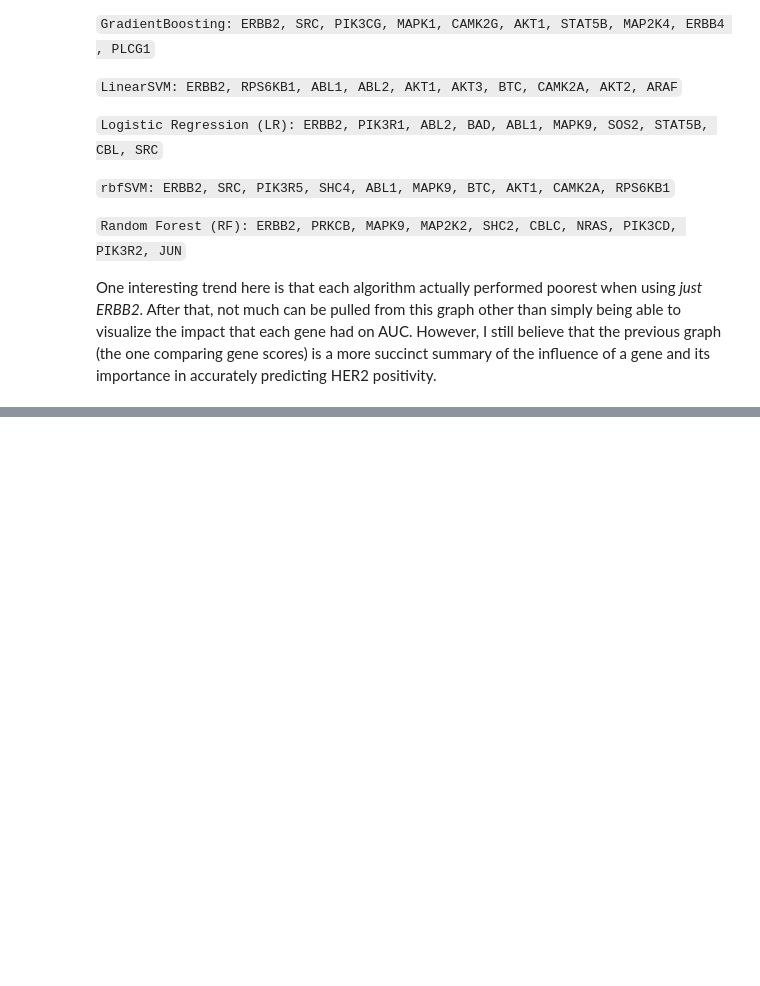
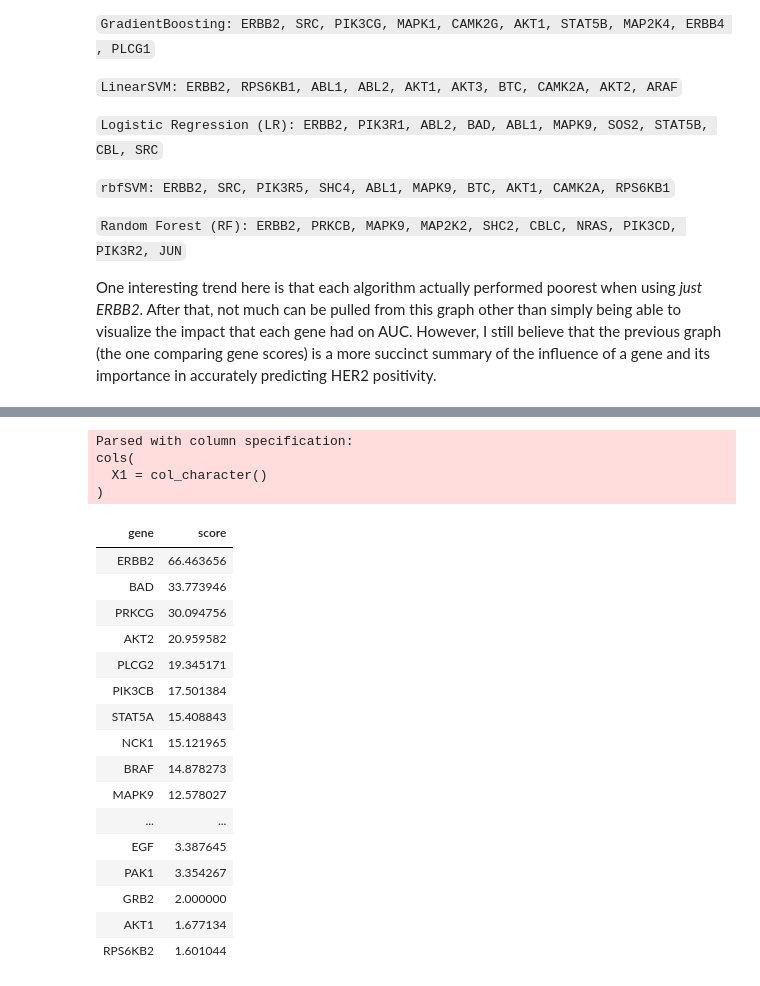
Before and after one commit to zence/SCCR, a Jupyter notebook: notebooks/best_genes.ipynb, the cells around one changed output, grey strips where cells are left out. Saved outputs shown, nothing was run; the diff lists cells and outputs as text; code cells hidden in the pictures; blank space fills up the shorter version.

```diff
--- a/notebooks/best_genes.ipynb
+++ b/notebooks/best_genes.ipynb
@@ -273,0 +316,10 @@ One interesting trend here is that each algorithm actually performed poorest whe
+# %%
+all.seqd.genes <- as.data.frame(read_tsv("../data/genes.txt", col_names = F))
+names(all.seqd.genes) <- c("gene")
+
+all.seqd.genes$score <- get_seqd_score(all.seqd.genes$gene, seqd.genes)
+# %% [output]
+Parsed with column specification:
+cols(
+  X1 = col_character()
+)
@@ -273,0 +335,20 @@ One interesting trend here is that each algorithm actually performed poorest whe
+# %%
+top.seqd.genes
+# %% [output]
+| gene | score |
+| ERBB2 | 66.463656 |
+| BAD | 33.773946 |
+| PRKCG | 30.094756 |
+| AKT2 | 20.959582 |
+| PLCG2 | 19.345171 |
+| PIK3CB | 17.501384 |
+| STAT5A | 15.408843 |
+| NCK1 | 15.121965 |
+| BRAF | 14.878273 |
+| MAPK9 | 12.578027 |
+| ... | ... |
+| EGF | 3.387645 |
+| PAK1 | 3.354267 |
+| GRB2 | 2.000000 |
+| AKT1 | 1.677134 |
+| RPS6KB2 | 1.601044 |
```
Also changed, not shown: parts of 14 cells of this notebook, 1 other file.
